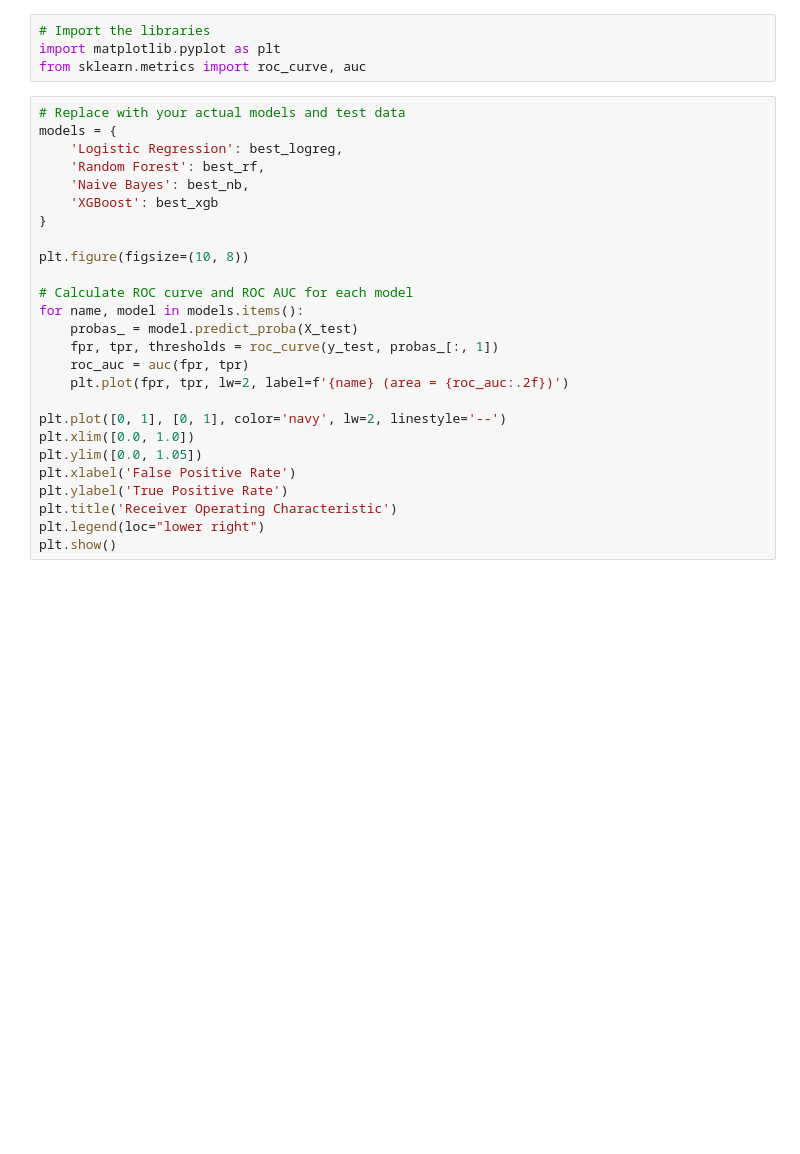
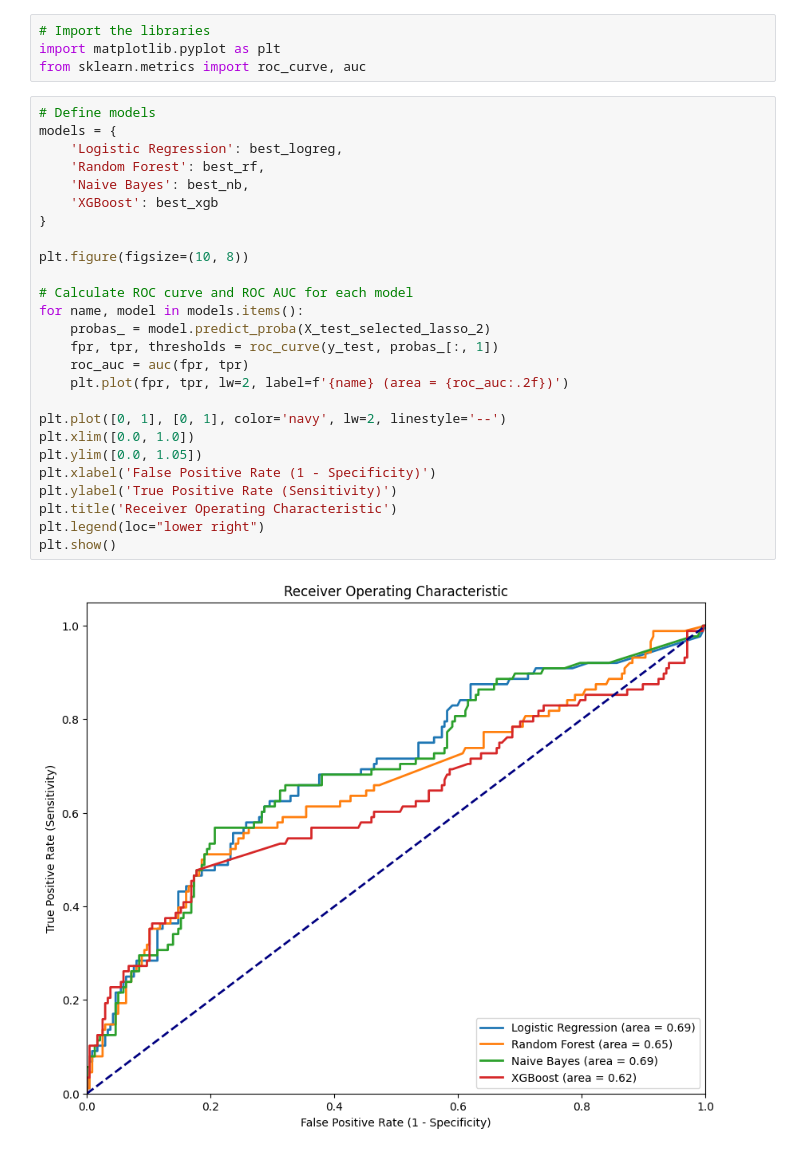
Before and after one commit to Toptopito/data_mining_cancer_research, a Jupyter notebook: breast_cancer_remission_modeling_v2.ipynb, the cells around one changed output. Saved outputs shown, nothing was run; the diff lists cells and outputs as text; blank space fills up the shorter version.

```diff
--- a/breast_cancer_remission_modeling_v2.ipynb
+++ b/breast_cancer_remission_modeling_v2.ipynb
@@ -435,28 +568,30 @@ Plotting the ROC curves for the hyperparameter tuned models
 import matplotlib.pyplot as plt
 from sklearn.metrics import roc_curve, auc
 # %%
-# Replace with your actual models and test data
+# Define models
 models = {
     'Logistic Regression': best_logreg,
     'Random Forest': best_rf,
     'Naive Bayes': best_nb,
     'XGBoost': best_xgb
 }
 
 plt.figure(figsize=(10, 8))
 
 # Calculate ROC curve and ROC AUC for each model
 for name, model in models.items():
-    probas_ = model.predict_proba(X_test)
+    probas_ = model.predict_proba(X_test_selected_lasso_2)
     fpr, tpr, thresholds = roc_curve(y_test, probas_[:, 1])
     roc_auc = auc(fpr, tpr)
     plt.plot(fpr, tpr, lw=2, label=f'{name} (area = {roc_auc:.2f})')
 
 plt.plot([0, 1], [0, 1], color='navy', lw=2, linestyle='--')
 plt.xlim([0.0, 1.0])
 plt.ylim([0.0, 1.05])
-plt.xlabel('False Positive Rate')
-plt.ylabel('True Positive Rate')
+plt.xlabel('False Positive Rate (1 - Specificity)')
+plt.ylabel('True Positive Rate (Sensitivity)')
 plt.title('Receiver Operating Characteristic')
 plt.legend(loc="lower right")
 plt.show()
+# %% [output]
+[figure, added]
```
Also changed, not shown: parts of 14 cells of this notebook.
